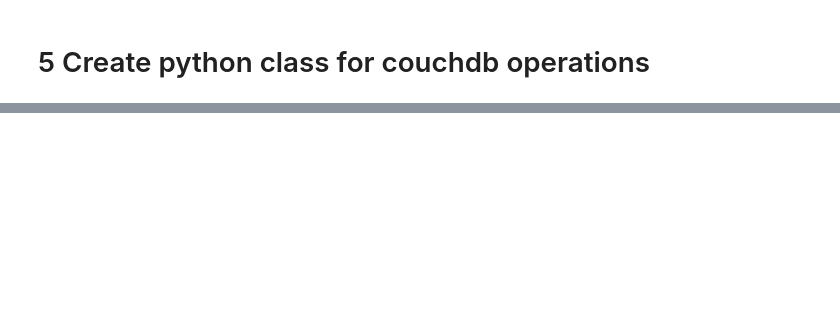
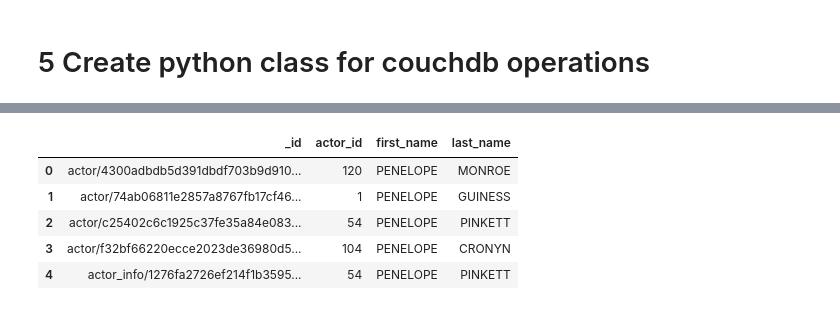
Before and after one commit to MILITZAA/training, a Jupyter notebook: notebooks/CouchDB.ipynb, the cells around one changed output, grey strips where cells are left out. Saved outputs shown, nothing was run; the diff lists cells and outputs as text; code cells hidden in the pictures; blank space fills up the shorter version.

Commit message:
agregar archivos del couchdb issue y actualiza my_sql_connection.ipynb

```diff
--- a/notebooks/CouchDB.ipynb
+++ b/notebooks/CouchDB.ipynb
@@ -333,0 +352,17 @@ db = couch['sakila_dump']  # Replace 'sakila_data' if your database has a differ
+# %%
+# Cargar configuración y conectar a Couchdb
+
+path_x = '/Users/militzaamayamoguel/Documents/project_mili/training/cred/couch_db.yaml'
+
+try:
+    # Inicializa el cliente CouchDB desde el archivo config.yaml
+    cliente = CouchDBClient(path_x)  # Asegúrate de que la ruta es correcta
+
+    # Obtén una referencia a la base de datos (puedes usar esto en consultas)
+    db = cliente.db
+
+    print("Conexión a CouchDB establecida correctamente.")
+
+except Exception as e:
+    print(f"Error al conectar a CouchDB: {e}")
+    # Aquí puedes agregar un código para detener la ejecución si no se puede conectar
@@ -417,8 +455,0 @@ resultados = cliente_couchdb.run_mango_query(mi_consulta_mango)
-# %%
-# 1. Crear una instancia del cliente
-cliente = CouchDBClient(
-    url='http://localhost:5984',
-    db_name='sakila_dump',
-    username='admin',
-    password='tu_contraseña'  # ¡Reemplaza con tu contraseña!
-)
@@ -424,0 +463,17 @@ cliente = CouchDBClient(
+# %%
+# Cargar configuración y conectar a Couchdb
+
+path_x = '/Users/militzaamayamoguel/Documents/project_mili/training/cred/couch_db.yaml'
+
+try:
+    # Inicializa el cliente CouchDB desde el archivo config.yaml
+    cliente = CouchDBClient(path_x)  # Asegúrate de que la ruta es correcta
+
+    # Obtén una referencia a la base de datos (puedes usar esto en consultas)
+    db = cliente.db
+
+    print("Conexión a CouchDB establecida correctamente.")
+
+except Exception as e:
+    print(f"Error al conectar a CouchDB: {e}")
+    # Aquí puedes agregar un código para detener la ejecución si no se puede conectar
@@ -444,3 +524,12 @@ else:
+# %%
+df_actores.head()
+# %% [output]
+|  | _id | actor_id | first_name | last_name |
+| 0 | actor/4300adbdb5d391dbdf703b9d910... | 120 | PENELOPE | MONROE |
+| 1 | actor/74ab06811e2857a8767fb17cf46... | 1 | PENELOPE | GUINESS |
+| 2 | actor/c25402c6c1925c37fe35a84e083... | 54 | PENELOPE | PINKETT |
+| 3 | actor/f32bf66220ecce2023de36980d5... | 104 | PENELOPE | CRONYN |
+| 4 | actor_info/1276fa2726ef214f1b3595... | 54 | PENELOPE | PINKETT |
 # %%
 # Consulta 2
 # Obtener actores y contar el total (usando vista temporal MapReduce)
```
Also changed, not shown: parts of 15 cells of this notebook, 2 other files.
